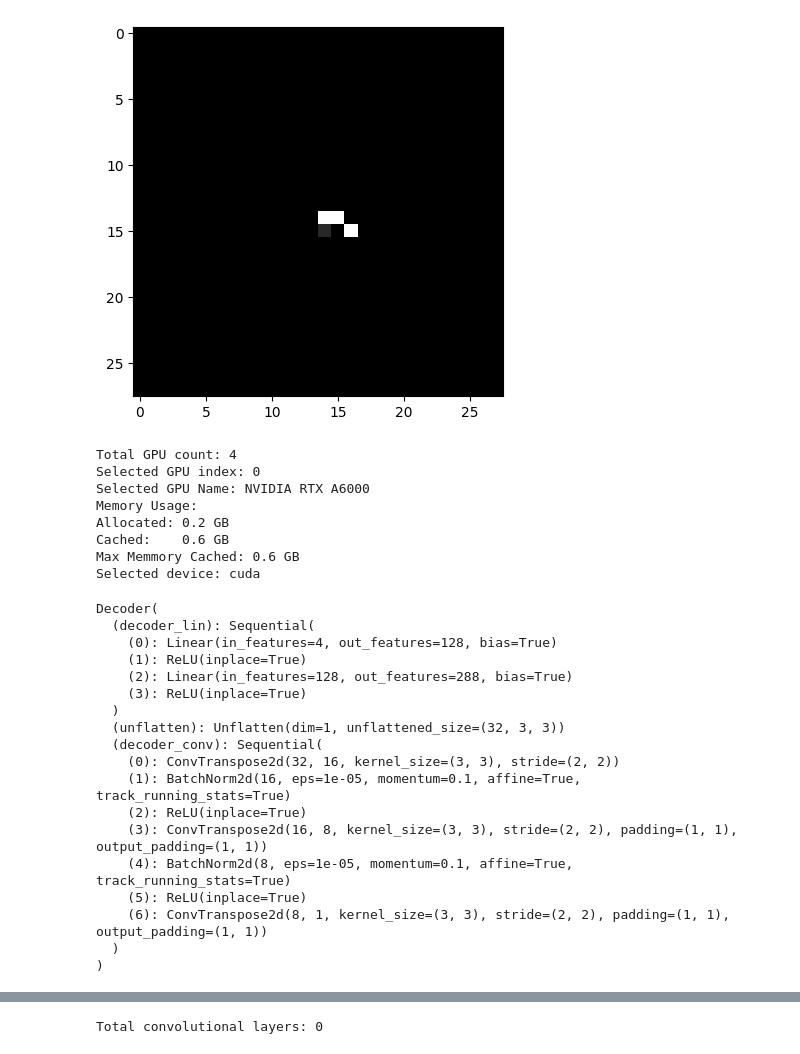
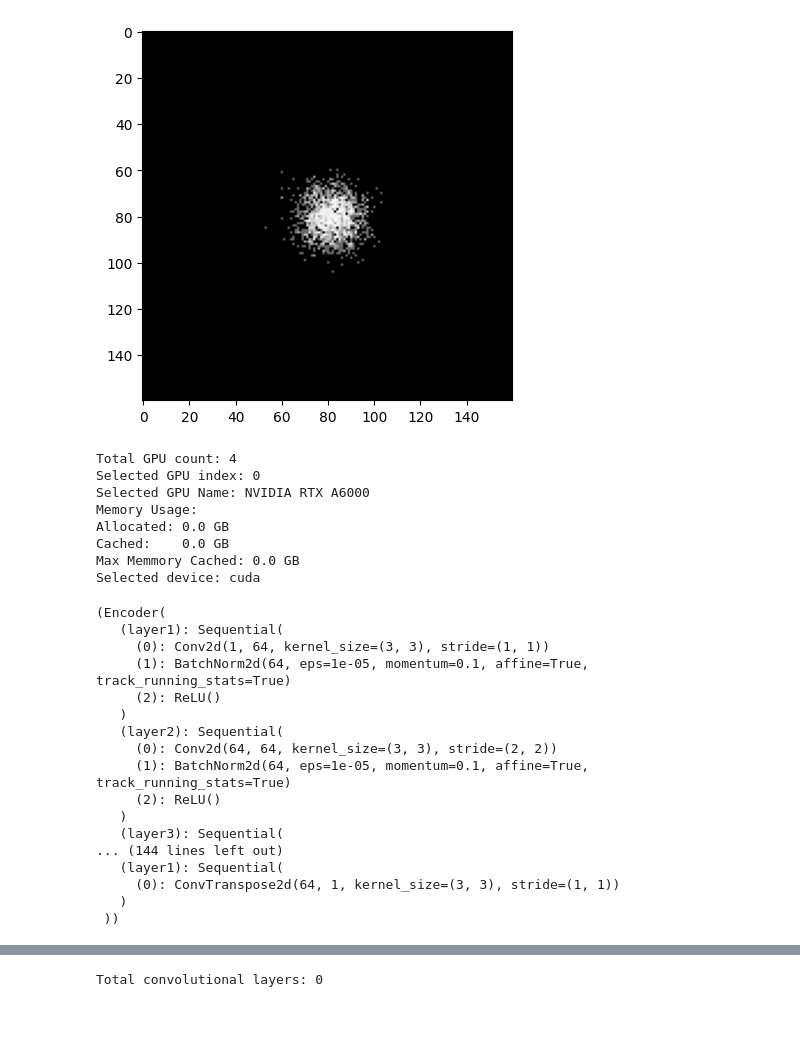
Before and after one commit to AstroMusers/AI-Boosted-Coronagraphy, a Jupyter notebook: ml/synth_dataset.ipynb, the cells around one changed output, grey strips where cells are left out. Drawn from its saved outputs; the diff is of its cells as text; code cells hidden in the pictures; blank space fills up the shorter version.

```diff
--- a/ml/synth_dataset.ipynb
+++ b/ml/synth_dataset.ipynb
@@ -75,11 +78,11 @@ torch.Size([48, 64])
 # %%
-img = cv.imread('trial_exo.png', 0)
+img = cv.imread('/data/scratch/bariskurtkaya/synthetic_dataset/trial2154.png', 0)
 
 fig = plt.figure
 plt.imshow(img, cmap='gray')
 plt.show()
 # %% [output]
-[figure, old version]
+[figure, new version]
 # %%
 def set_device():
     device = torch.device('cuda:0' if torch.cuda.is_available() else 'cpu')
@@ -176,8 +327,8 @@ torch.manual_seed(0)
 d = 4
 
 #model = Autoencoder(encoded_space_dim=encoded_space_dim)
-encoder = Encoder(encoded_space_dim=d,fc2_input_dim=128)
-decoder = Decoder(encoded_space_dim=d,fc2_input_dim=128)
+encoder = Encoder()
+decoder = Decoder()
 params_to_optimize = [
     {'params': encoder.parameters()},
     {'params': decoder.parameters()}
@@ -192,33 +343,34 @@ print(f'Selected device: {device}')
 # Move both the encoder and the decoder to the selected device
 encoder.to(device)
 decoder.to(device)
+
+encoder, decoder
 # %% [output]
 Total GPU count: 4
 Selected GPU index: 0
 Selected GPU Name: NVIDIA RTX A6000
 Memory Usage:
-Allocated: 0.2 GB
-Cached:    0.6 GB
-Max Memmory Cached: 0.6 GB
+Allocated: 0.0 GB
+Cached:    0.0 GB
+Max Memmory Cached: 0.0 GB
 Selected device: cuda
-Decoder(
-  (decoder_lin): Sequential(
-    (0): Linear(in_features=4, out_features=128, bias=True)
-    (1): ReLU(inplace=True)
-    (2): Linear(in_features=128, out_features=288, bias=True)
-    (3): ReLU(inplace=True)
-  )
-  (unflatten): Unflatten(dim=1, unflattened_size=(32, 3, 3))
-  (decoder_conv): Sequential(
-    (0): ConvTranspose2d(32, 16, kernel_size=(3, 3), stride=(2, 2))
-    (1): BatchNorm2d(16, eps=1e-05, momentum=0.1, affine=True, track_running_stats=True)
-    (2): ReLU(inplace=True)
-    (3): ConvTranspose2d(16, 8, kernel_size=(3, 3), stride=(2, 2), padding=(1, 1), output_padding=(1, 1))
-    (4): BatchNorm2d(8, eps=1e-05, momentum=0.1, affine=True, track_running_stats=True)
-    (5): ReLU(inplace=True)
-    (6): ConvTranspose2d(8, 1, kernel_size=(3, 3), stride=(2, 2), padding=(1, 1), output_padding=(1, 1))
-  )
-)
+(Encoder(
+   (layer1): Sequential(
+     (0): Conv2d(1, 64, kernel_size=(3, 3), stride=(1, 1))
+     (1): BatchNorm2d(64, eps=1e-05, momentum=0.1, affine=True, track_running_stats=True)
+     (2): ReLU()
+   )
+   (layer2): Sequential(
+     (0): Conv2d(64, 64, kernel_size=(3, 3), stride=(2, 2))
+     (1): BatchNorm2d(64, eps=1e-05, momentum=0.1, affine=True, track_running_stats=True)
+     (2): ReLU()
+   )
+   (layer3): Sequential(
+... (144 lines left out)
+   (layer1): Sequential(
+     (0): ConvTranspose2d(64, 1, kernel_size=(3, 3), stride=(1, 1))
+   )
+ ))
 # %%
 ### Training function
 def train_epoch(encoder, decoder, device, dataloader, loss_fn, optimizer):
```
Also changed, not shown: parts of 9 cells of this notebook, 6 other files.
